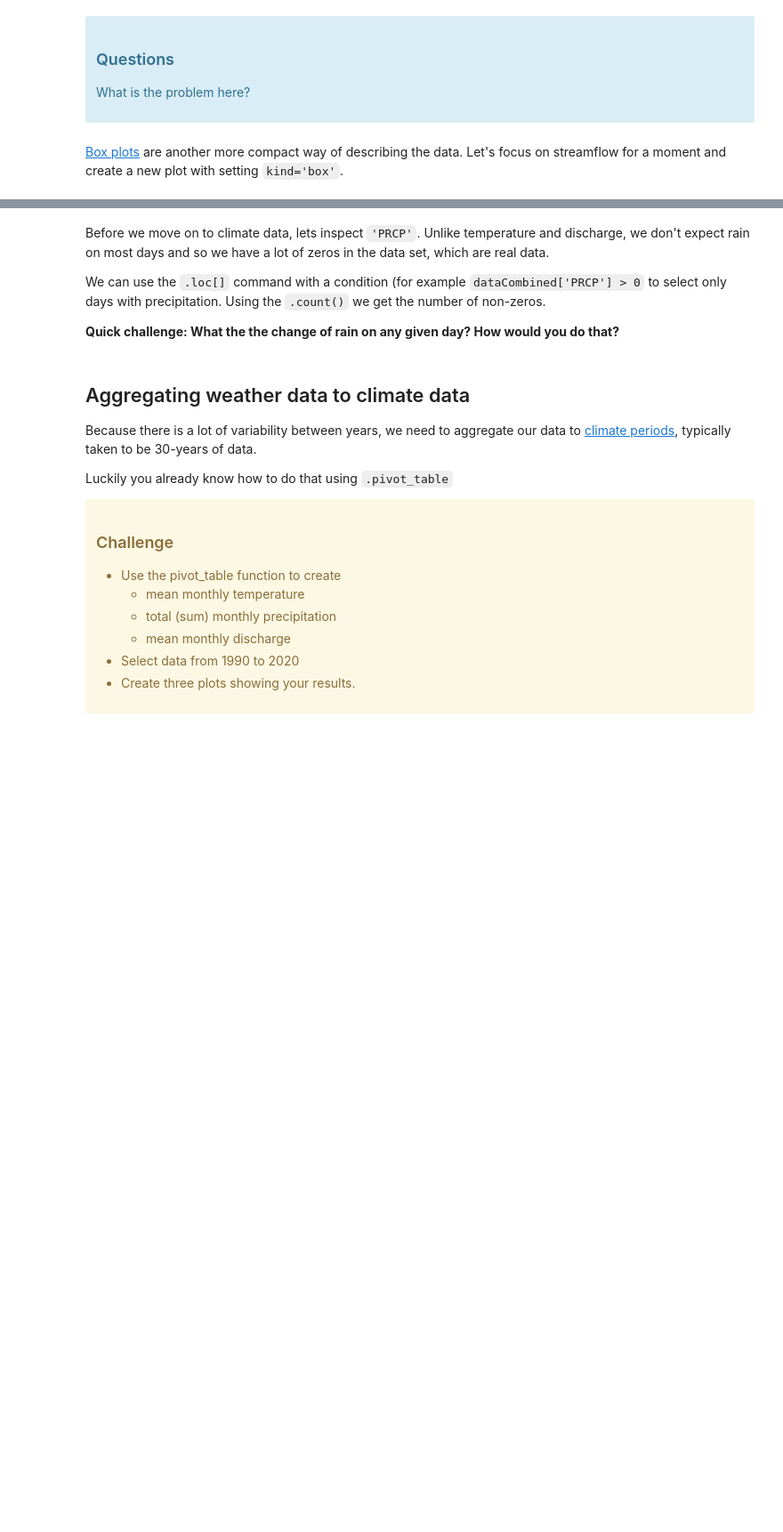
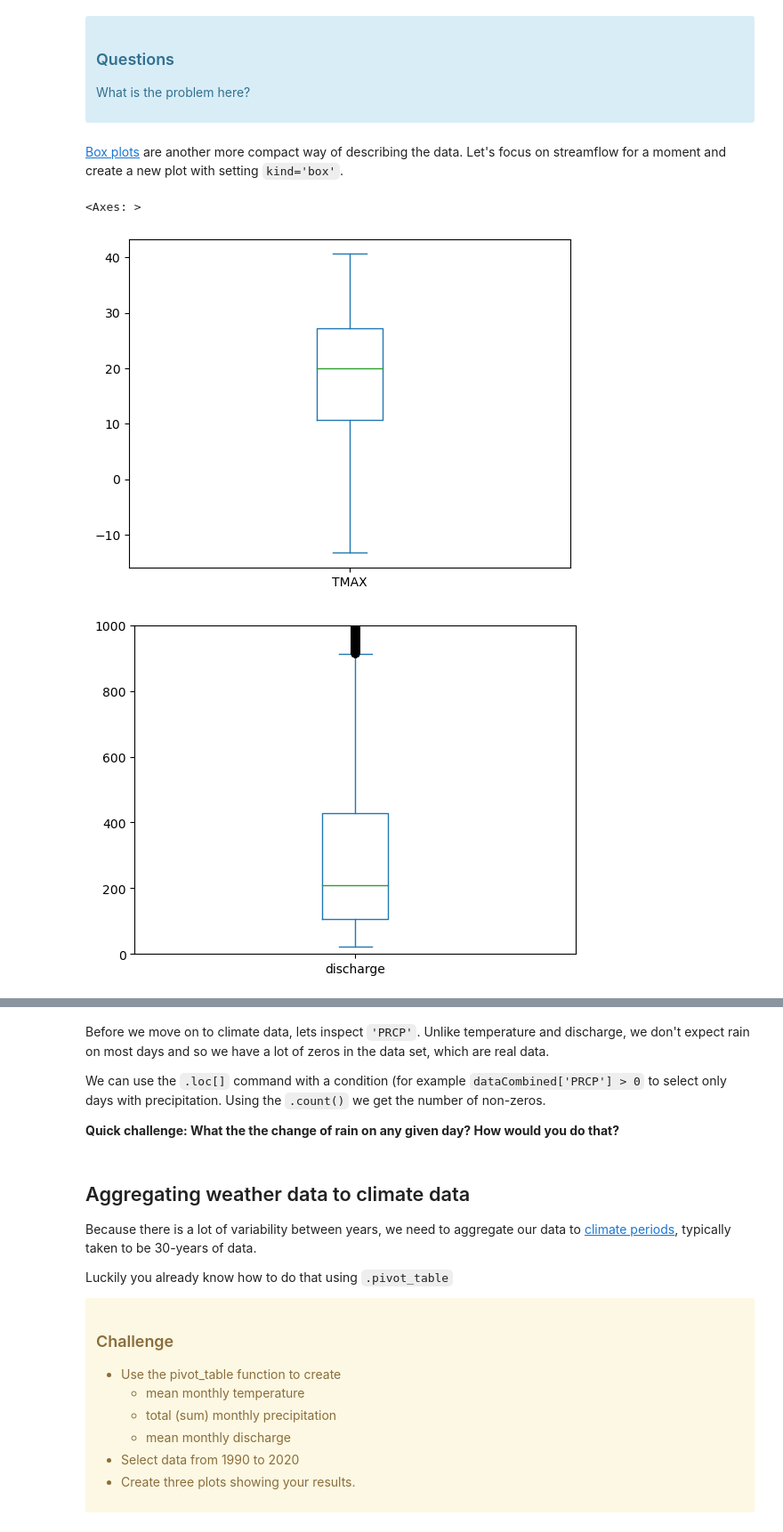
Before and after one commit to Lamoureux2021/ISAT420_Code, a Jupyter notebook: W4_1_ClimateData/code/aggregatingData.ipynb, the cells around one changed output, grey strips where cells are left out. Shown: that part at 89% size. Drawn from its saved outputs; the diff is of its cells as text; code cells hidden in the pictures; blank space fills up the shorter version.

```diff
--- a/W4_1_ClimateData/code/aggregatingData.ipynb
+++ b/W4_1_ClimateData/code/aggregatingData.ipynb
@@ -164,4 +174,10 @@ What is the problem here?
 # %% [markdown]
 [Box plots](https://pandas.pydata.org/pandas-docs/stable/reference/api/pandas.DataFrame.boxplot.html) are another more compact way of describing the data. Let's focus on streamflow for a moment and create a new plot with setting `kind='box'`.
 # %%
-dataCombined.plot()
+dataCombined.plot(kind ='box', y='TMAX')
+dataCombined.plot(kind ='box', y='discharge', ylim= [0, 1000])
+dataCombined.plot(kind ='box', y='PRCP', ylim = [-1,10])
+# %% [output]
+<Axes: >
+[figure, added]
+[figure, added]
```
Also changed, not shown: parts of 3 cells of this notebook, 1 other file.
